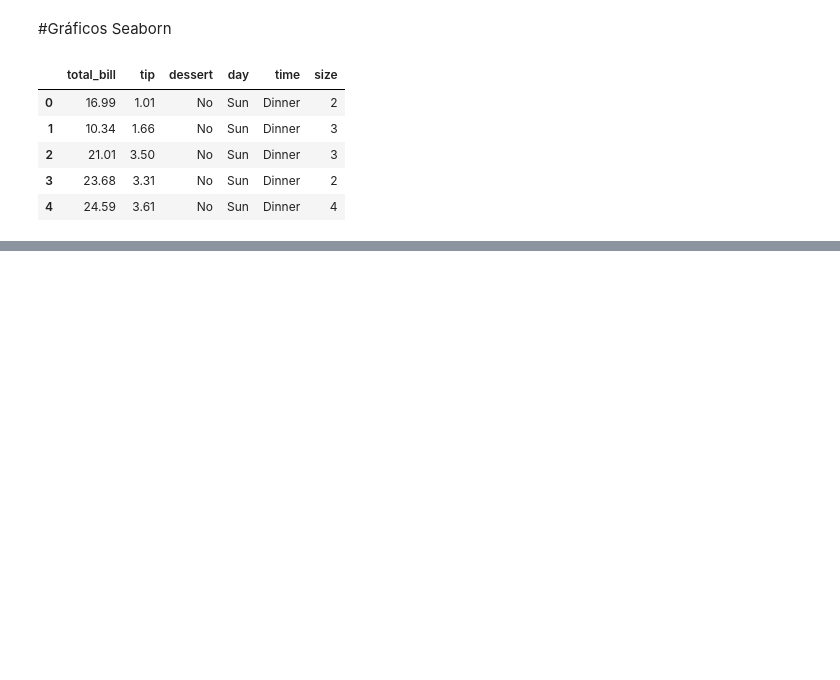
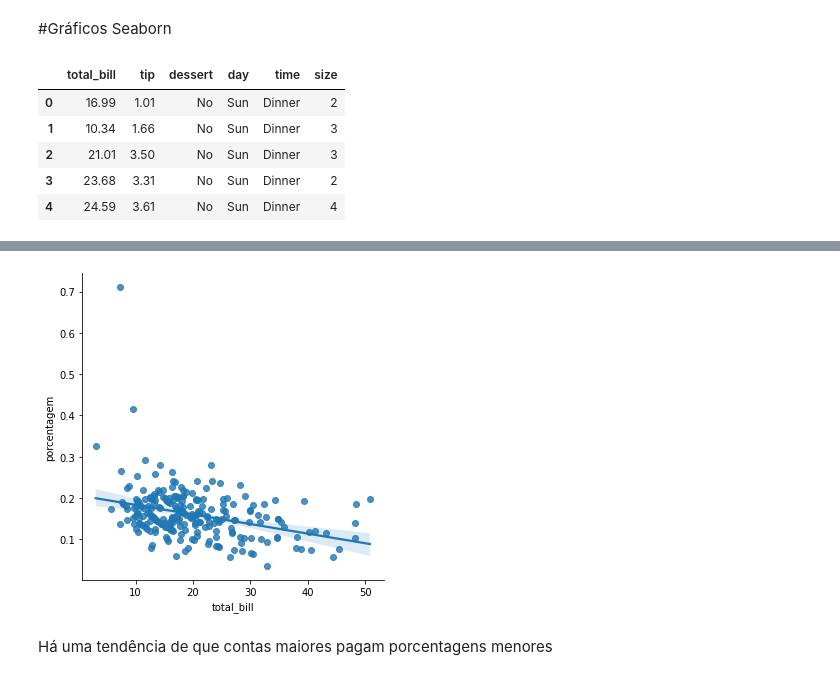
Before and after one commit to daniel-usp/Python, a Jupyter notebook: Aula_Seaborn.ipynb, the cells around one changed output, grey strips where cells are left out. Saved outputs shown, nothing was run; the diff lists cells and outputs as text; code cells hidden in the pictures; blank space fills up the shorter version.

```diff
--- a/Aula_Seaborn.ipynb
+++ b/Aula_Seaborn.ipynb
@@ -16,0 +60,6 @@ dados.head()
+# %%
+porcentagem_da_conta = sns.lmplot(x = 'total_bill', y = 'porcentagem', data = dados)
+# %% [output]
+[figure, added]
+# %% [markdown]
+Há uma tendência de que contas maiores pagam porcentagens menores
```
Also changed, not shown: parts of 20 cells of this notebook.
